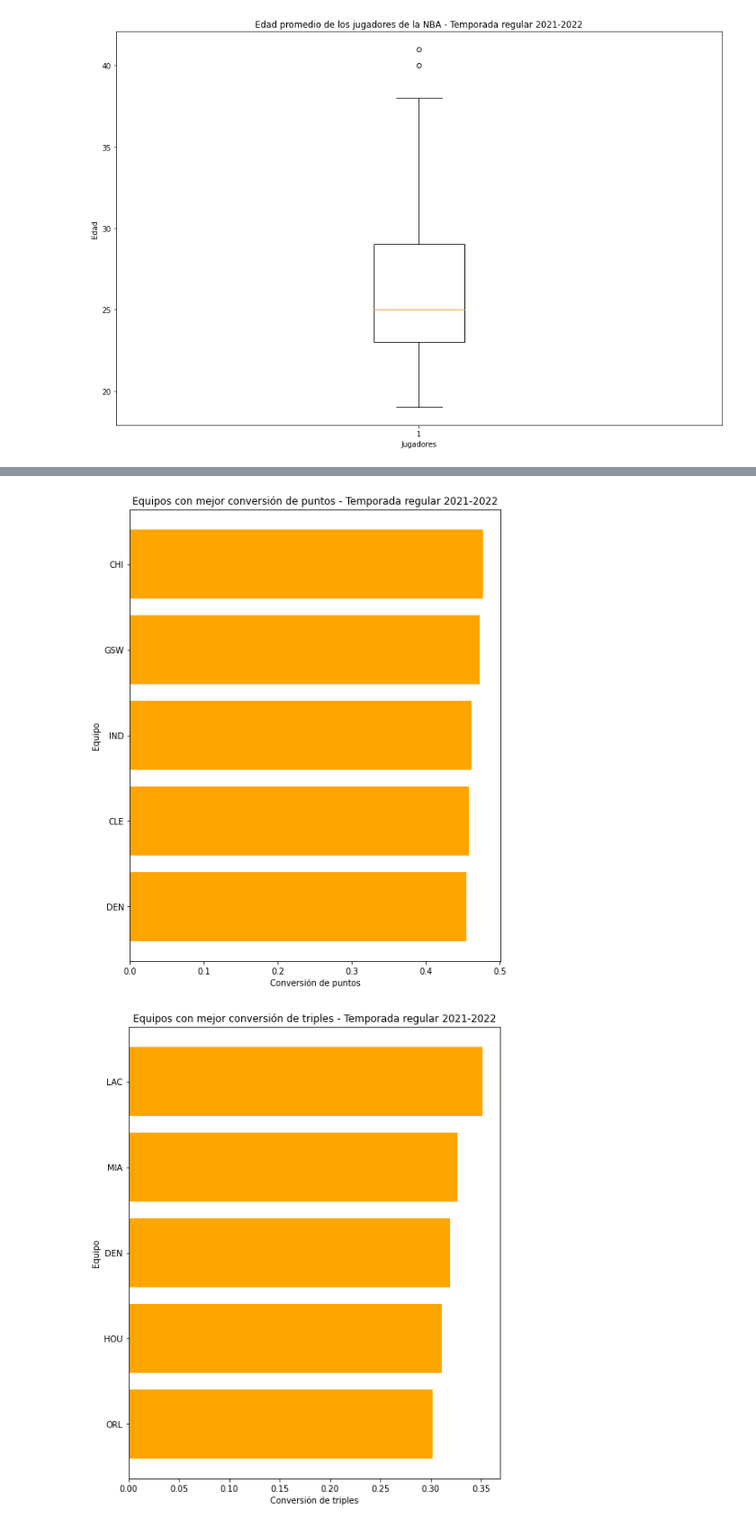
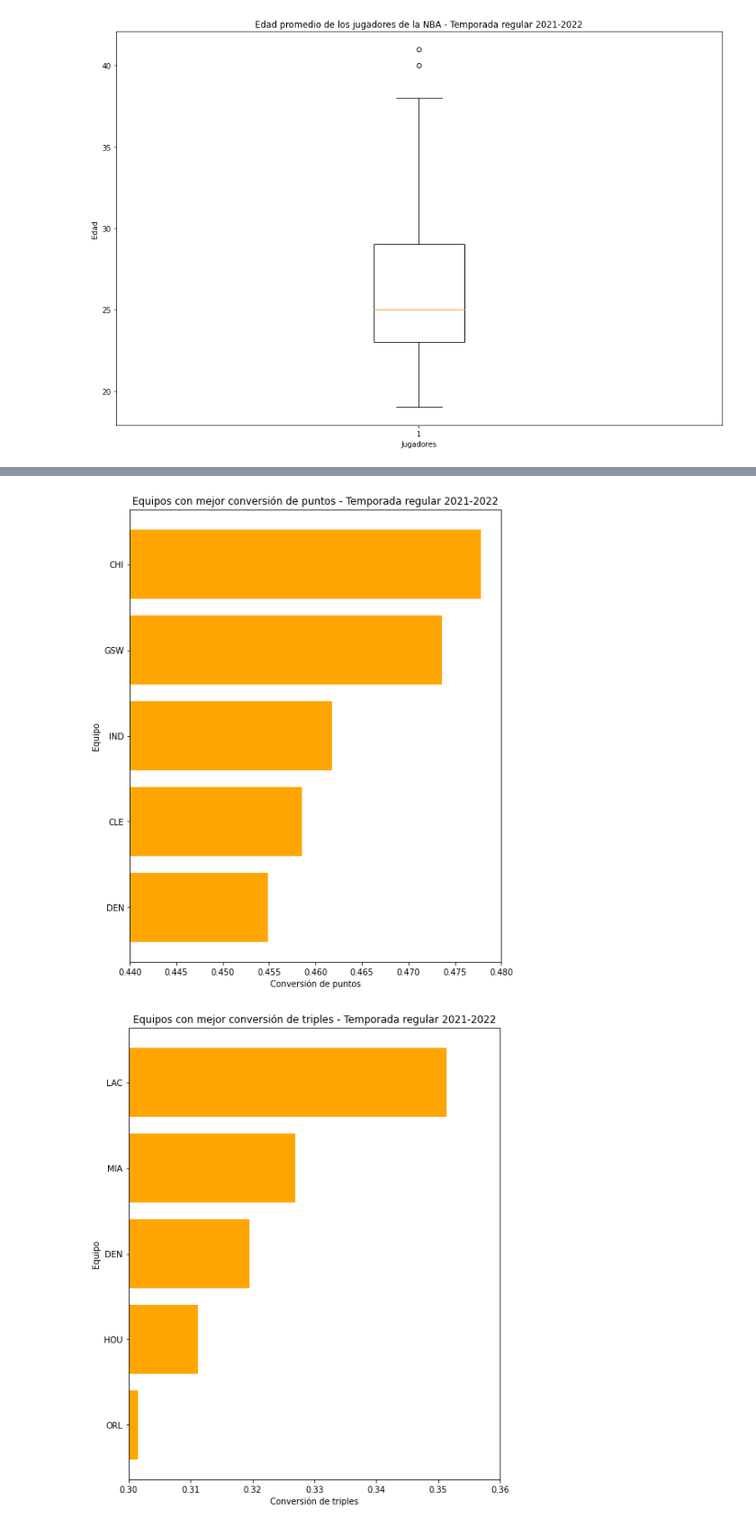
Before and after one commit to santiagobrikman/NBA, a Jupyter notebook: Código/Graficos.ipynb, the cells around one changed output, grey strips where cells are left out. Shown at 90% size. Cells and saved outputs as stored; diff of their text form; code cells hidden in the pictures.

```diff
--- a/Código/Graficos.ipynb
+++ b/Código/Graficos.ipynb
@@ -173,6 +180,7 @@ conversion = mejorequipo['FG%']
 fig2 = plt.figure(1)
 fig2.set_figheight(10)
 fig2.set_figwidth(8)
+plt.xlim(0.44, 0.48)
 fig2.set_facecolor('white')
 plt.title('Equipos con mejor conversión de puntos - Temporada regular 2021-2022')
 plt.xlabel('Conversión de puntos')
@@ -180,25 +188,26 @@ plt.ylabel('Equipo')
 plt.barh(equipo,conversion,color = 'orange')
 plt.savefig("Equipo mejor conversion puntos.png")
 # %% [output]
-[figure, old version]
+[figure, new version]
 # %%
 #Equipos con mejor conversión
 
 mejorequipo = df.groupby(['Tm']).mean()
 mejorequipo = mejorequipo.sort_values(by='3P%', ascending=False).head(5).reset_index()
 mejorequipo = mejorequipo.sort_values(by='3P%', ascending=True)
 
 equipo = mejorequipo['Tm']
 conversion = mejorequipo['3P%']
 
 fig2 = plt.figure(1)
 fig2.set_figheight(10)
 fig2.set_figwidth(8)
+plt.xlim(0.3, 0.36)
 fig2.set_facecolor('white')
 plt.title('Equipos con mejor conversión de triples - Temporada regular 2021-2022')
 plt.xlabel('Conversión de triples')
 plt.ylabel('Equipo')
 plt.barh(equipo,conversion,color = 'orange')
 plt.savefig("Equipo mejor conversion triples.png")
 # %% [output]
-[figure, old version]
+[figure, new version]
```
Also changed, not shown: parts of 7 cells of this notebook, 11 other files.
